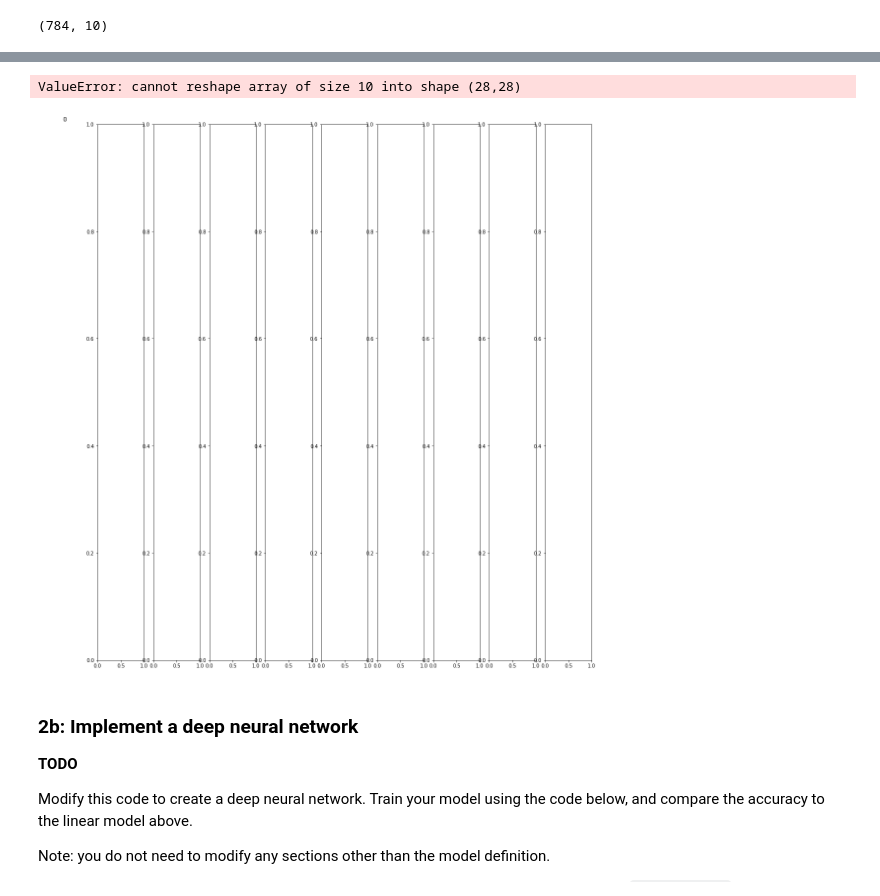
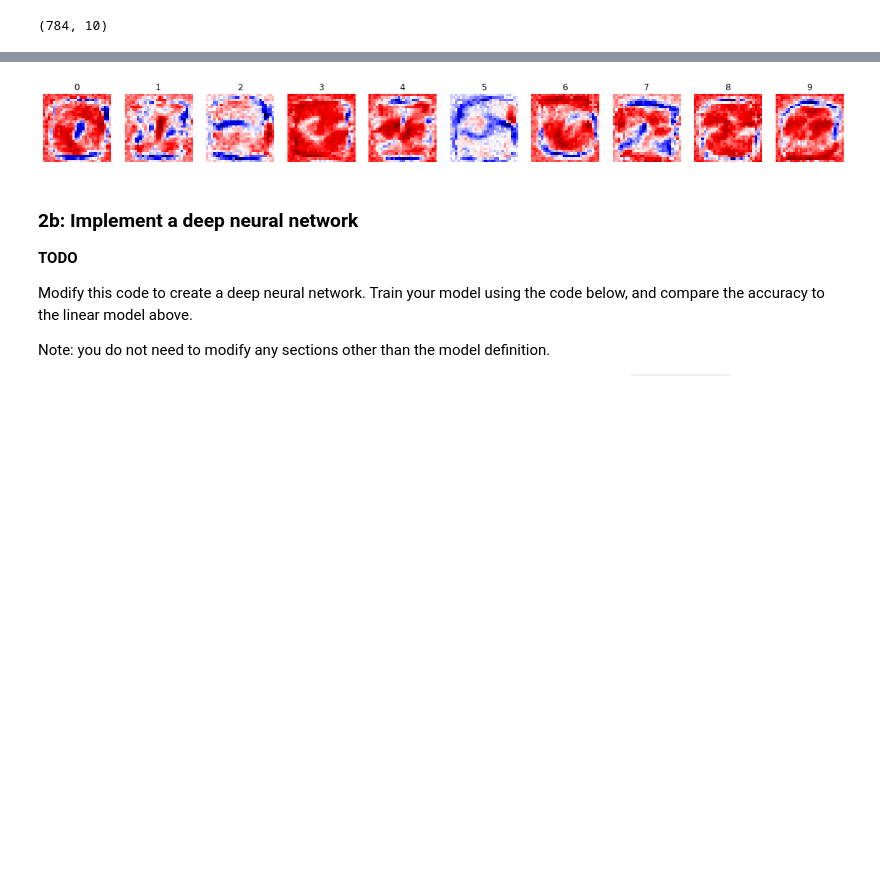
Before and after one commit to ysjbluemoon/Applied-Deep-Learning, a Jupyter notebook: Assignment 1/a1.ipynb, the cells around one changed output, grey strips where cells are left out. Drawn from its saved outputs; the diff is of its cells as text; code cells hidden in the pictures; blank space fills up the shorter version.

```diff
--- a/Assignment 1/a1.ipynb
+++ b/Assignment 1/a1.ipynb
@@ -492,17 +476,16 @@ array([[ 0.00869002,  0.00669459, -0.01110376, ...,  0.02253264,
 # %%
 fig, axs = plt.subplots(1,10, figsize=(20,20))
 for i in range(10):
   subplot = axs[i]
   subplot.set_title(i)
   subplot.axis('off')
   # Modify me
-  i_weights = weights[i] # Select the weights for the i'th output
+  i_weights = weights[:,i] # Select the weights for the i'th output
   img = i_weights.reshape(28,28) # Reshape the weights into a 28x28 array
   subplot.imshow(img, plt.get_cmap('seismic'))
 plt.show()
 # %% [output]
-ValueError: cannot reshape array of size 10 into shape (28,28)
-[figure, old version]
+[figure, new version]
 # %% [markdown]
 ### 2b: Implement a deep neural network
 
```
Also changed, not shown: parts of 8 cells of this notebook.
